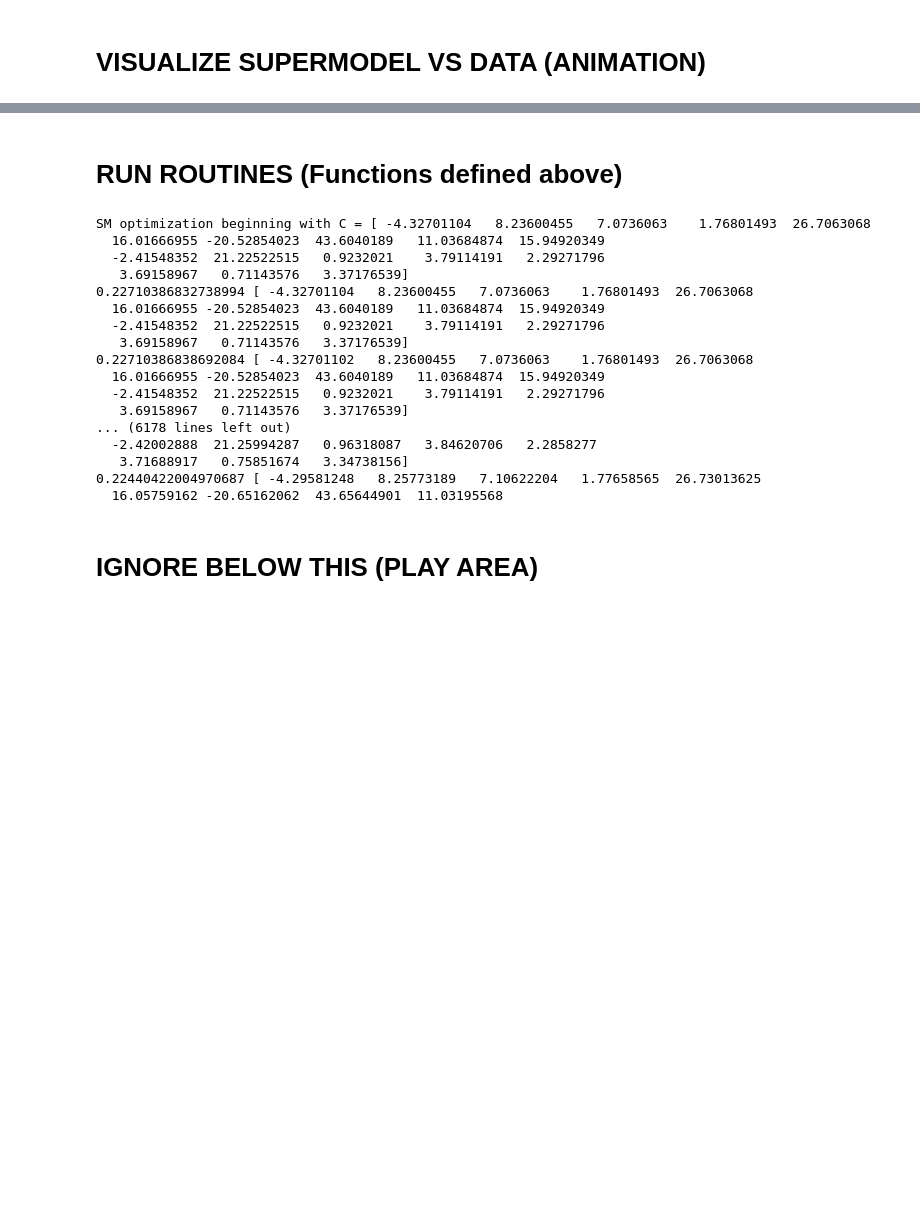
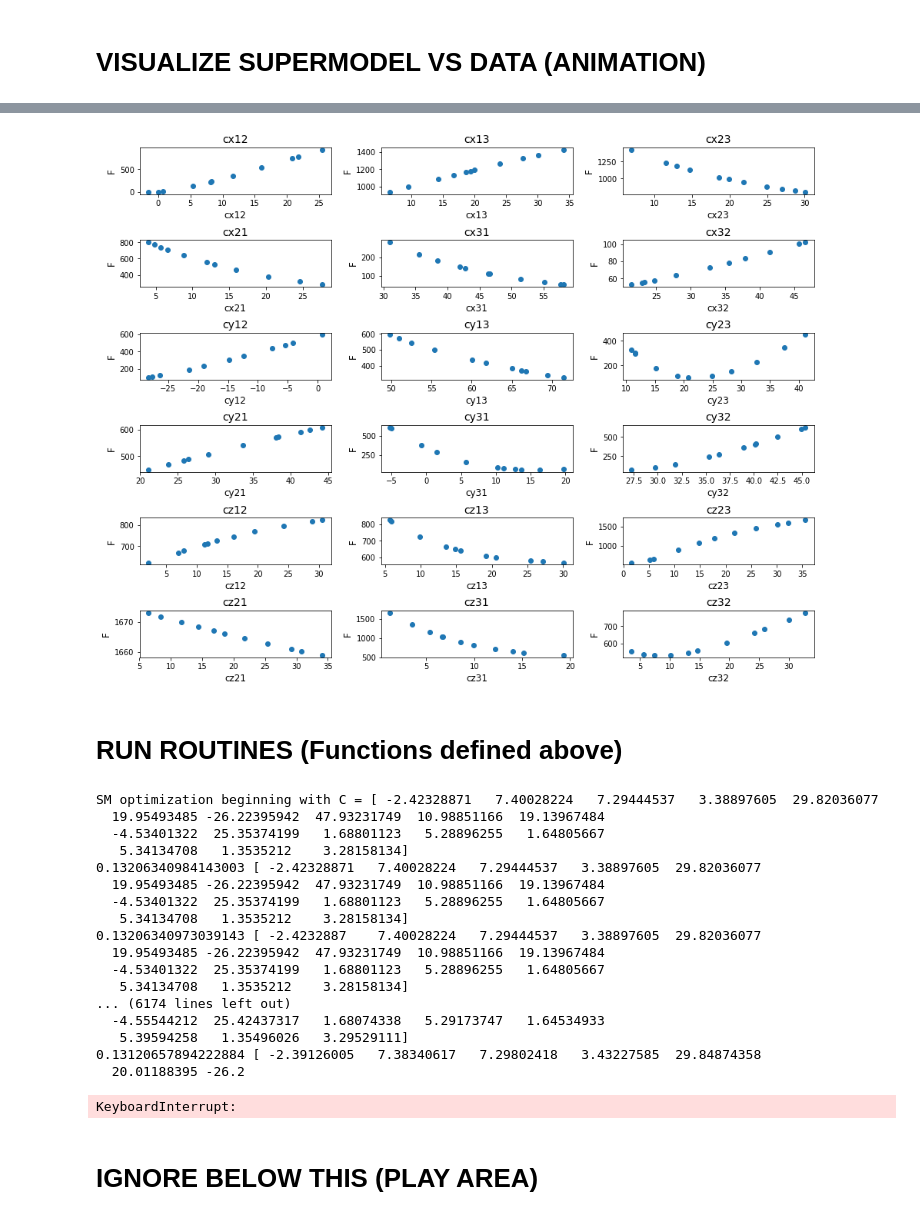
Before and after one commit to alexstoken/math485supermodels, a Jupyter notebook: find_min_C.ipynb, the cells around one changed output, grey strips where cells are left out. Saved outputs shown, nothing was run; the diff lists cells and outputs as text; code cells hidden in the pictures; blank space fills up the shorter version.

```diff
--- a/find_min_C.ipynb
+++ b/find_min_C.ipynb
@@ -263,3 +283,36 @@ NameError: name 'C_init' is not defined
+# %%
+def make_F_C_plots(C, data, C_names):
+    new_C = C
+
+    fig, axs = plt.subplots(nrows=6, ncols=3, constrained_layout=True, figsize = (13,10))
+
+    for c, ax in enumerate(axs.flatten()):
+        F_vals = [cost_fn(new_C, K=10, data = data, verbose = False)]
+        C_vals = [C[c]]
+        for i in range(10):
+            new_C[c] = C[c] + 5* np.random.random()
+            C_vals.append(new_C[c])
+            F_vals.append(cost_fn(new_C, K = 10, data = data, verbose = False))
+
+        ax.scatter(C_vals, F_vals)
+        ax.set_xlabel(C_names[c], fontsize=12)
+        ax.set_ylabel('F', fontsize=12)
+        ax.set_title(C_names[c], fontsize=14)
+
+    return fig
+# %%
+x_o = load_lorentz_data('TrueValues_SuperModel.xlsx')
+x_init = [x_o[0,i] for i in range(3) for i in range(3)]
+C_init = np.zeros(18)
+C_zeros = np.zeros(18)
+t = np.arange(0,20,0.01)
+C_headers = ['cx12', 'cx13', 'cx23', 'cx21', 'cx31', 'cx32','cy12', 'cy13', 'cy23', 'cy21', 'cy31', 'cy32', 'cz12', 'cz13', 'cz23', 'cz21', 'cz31', 'cz32']
+truth = integrate.odeint(conn_lorentz, x_init, t, args=(C_zeros,[10,10,10], [28,28,28],[8/3, 8/3, 8/3]))
+data = truth[:,0:3]
+C_latest = np.array([-1.542089124,6.555705489,6.911540307,3.992398058,30.9881037,21.40875076,-28.31332381,49.82258357,10.89791526,21.09793666,-5.222914054,27.25178126,2.079585368,5.697524811,1.586266223,6.426121113,1.193244465,3.611735179])
+f_v_plots = make_F_C_plots(C_latest,data, C_headers )
+# %% [output]
+[figure, added]
 # %% [markdown]
 # RUN ROUTINES (Functions defined above)
 # %%
@@ -267,26 +320,27 @@ NameError: name 'C_init' is not defined
 #run_sm_optimization()
 
 #to run from last place left off
-last_fname = 'F_list_2019-02-28_01:51:13.csv'
+last_fname = 'F_list_2019-02-28_04:37:40.csv'
 C_opt = run_sm_optimization(last_fname)
 # %% [output]
-SM optimization beginning with C = [ -4.32701104   8.23600455   7.0736063    1.76801493  26.7063068
-  16.01666955 -20.52854023  43.6040189   11.03684874  15.94920349
-  -2.41548352  21.22522515   0.9232021    3.79114191   2.29271796
-   3.69158967   0.71143576   3.37176539]
-0.22710386832738994 [ -4.32701104   8.23600455   7.0736063    1.76801493  26.7063068
-  16.01666955 -20.52854023  43.6040189   11.03684874  15.94920349
-  -2.41548352  21.22522515   0.9232021    3.79114191   2.29271796
-   3.69158967   0.71143576   3.37176539]
-0.22710386838692084 [ -4.32701102   8.23600455   7.0736063    1.76801493  26.7063068
-  16.01666955 -20.52854023  43.6040189   11.03684874  15.94920349
-  -2.41548352  21.22522515   0.9232021    3.79114191   2.29271796
-   3.69158967   0.71143576   3.37176539]
-... (6178 lines left out)
-  -2.42002888  21.25994287   0.96318087   3.84620706   2.2858277
-   3.71688917   0.75851674   3.34738156]
-0.22440422004970687 [ -4.29581248   8.25773189   7.10622204   1.77658565  26.73013625
-  16.05759162 -20.65162062  43.65644901  11.03195568
+SM optimization beginning with C = [ -2.42328871   7.40028224   7.29444537   3.38897605  29.82036077
+  19.95493485 -26.22395942  47.93231749  10.98851166  19.13967484
+  -4.53401322  25.35374199   1.68801123   5.28896255   1.64805667
+   5.34134708   1.3535212    3.28158134]
+0.13206340984143003 [ -2.42328871   7.40028224   7.29444537   3.38897605  29.82036077
+  19.95493485 -26.22395942  47.93231749  10.98851166  19.13967484
+  -4.53401322  25.35374199   1.68801123   5.28896255   1.64805667
+   5.34134708   1.3535212    3.28158134]
+0.13206340973039143 [ -2.4232887    7.40028224   7.29444537   3.38897605  29.82036077
+  19.95493485 -26.22395942  47.93231749  10.98851166  19.13967484
+  -4.53401322  25.35374199   1.68801123   5.28896255   1.64805667
+   5.34134708   1.3535212    3.28158134]
+... (6174 lines left out)
+  -4.55544212  25.42437317   1.68074338   5.29173747   1.64534933
+   5.39594258   1.35496026   3.29529111]
+0.13120657894222884 [ -2.39126005   7.38340617   7.29802418   3.43227585  29.84874358
+  20.01188395 -26.2
+KeyboardInterrupt:
 # %%
 ani.save('lorentz_sm.mp4', writer = 'ffmpeg')
 # %% [markdown]
```
Also changed, not shown: parts of 10 cells of this notebook, 5 other files.
